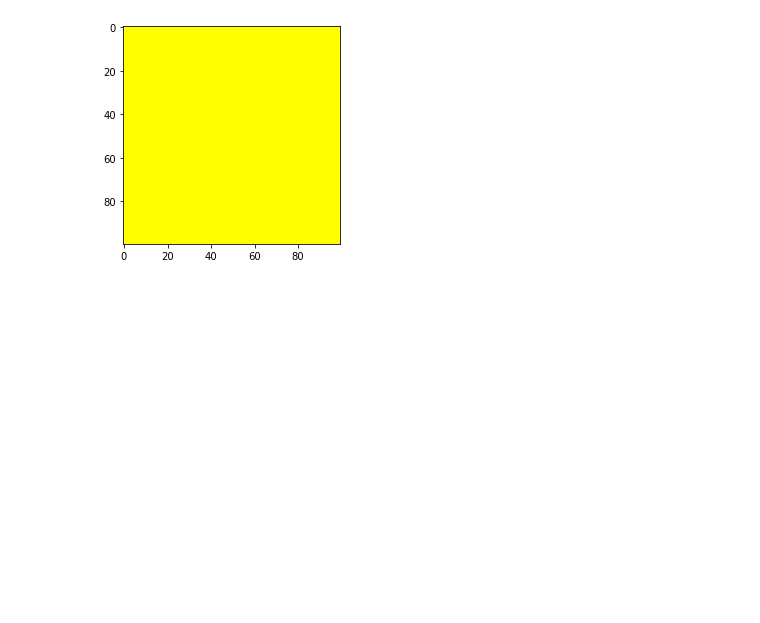
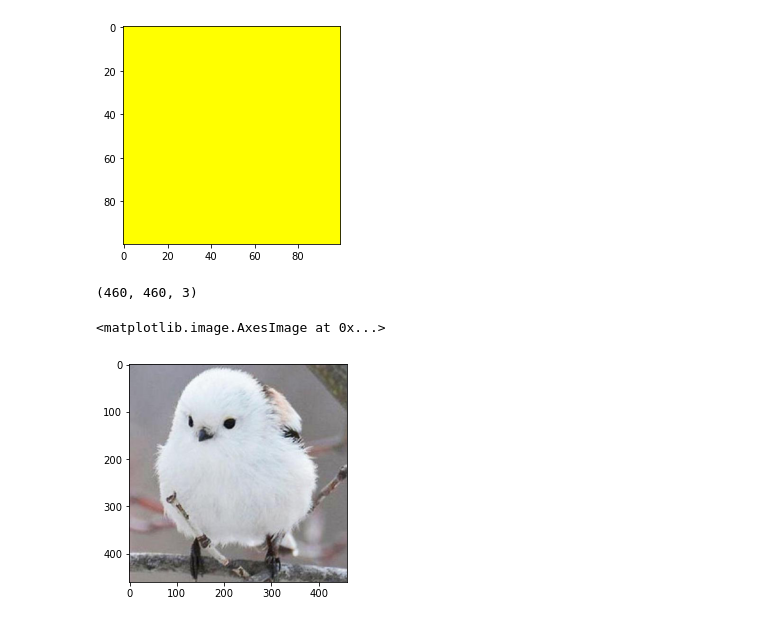
Before and after one commit to Heegu-han/AI, a Jupyter notebook: day_8/day_8.ipynb, the cells around one changed output. Saved outputs shown, nothing was run; the diff lists cells and outputs as text; code cells hidden in the pictures; blank space fills up the shorter version.

```diff
--- a/day_8/day_8.ipynb
+++ b/day_8/day_8.ipynb
@@ -300,3 +300,11 @@ plt.imshow(img)
 # %% [output]
 <matplotlib.image.AxesImage at 0x...>
 [figure]
+# %%
+bird=plt.imread('bird.jpg')
+print(bird.shape)
+plt.imshow(bird)
+# %% [output]
+(460, 460, 3)
+<matplotlib.image.AxesImage at 0x...>
+[figure, added]
```
Also changed, not shown: 1 other file.
